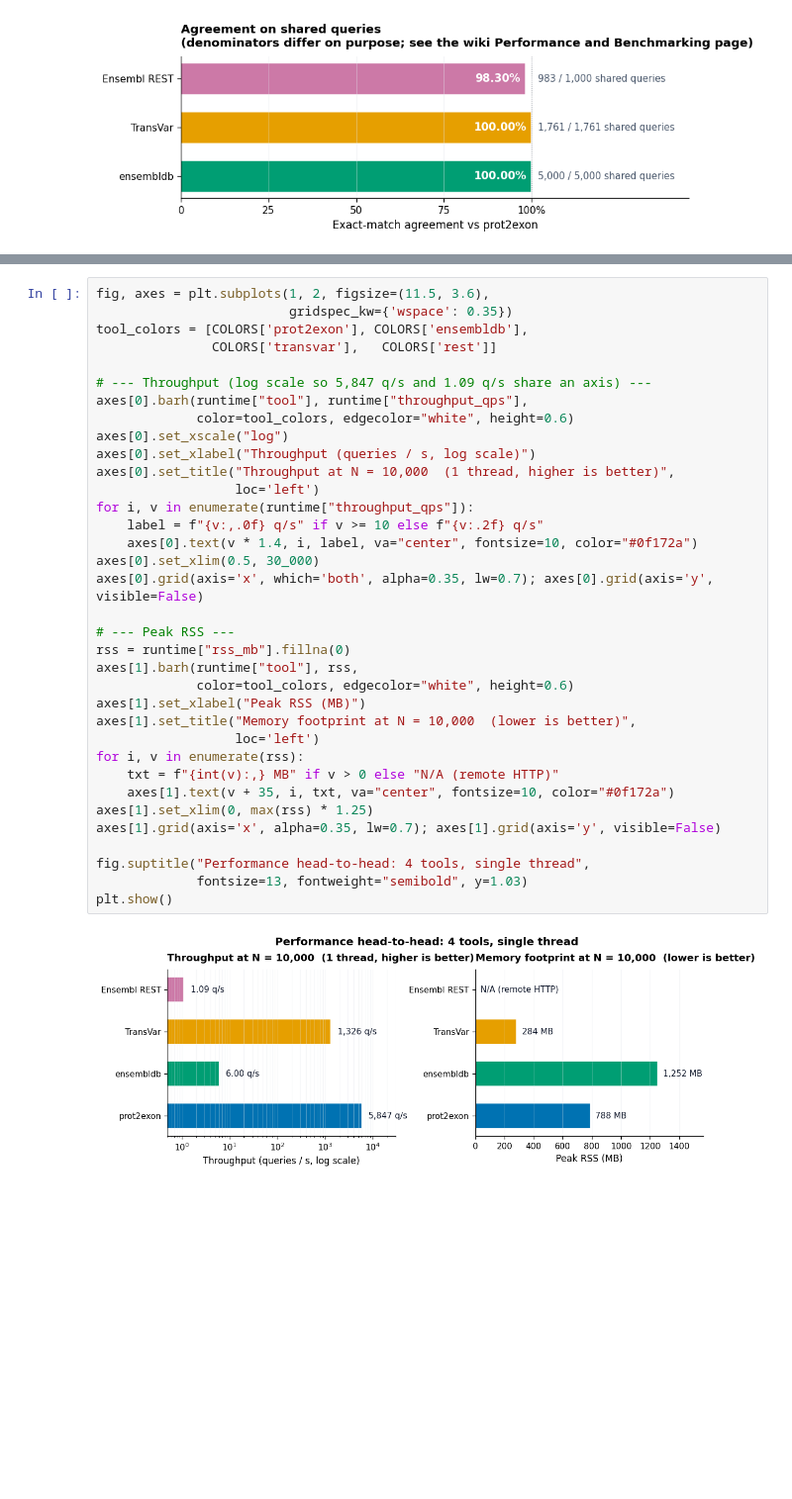
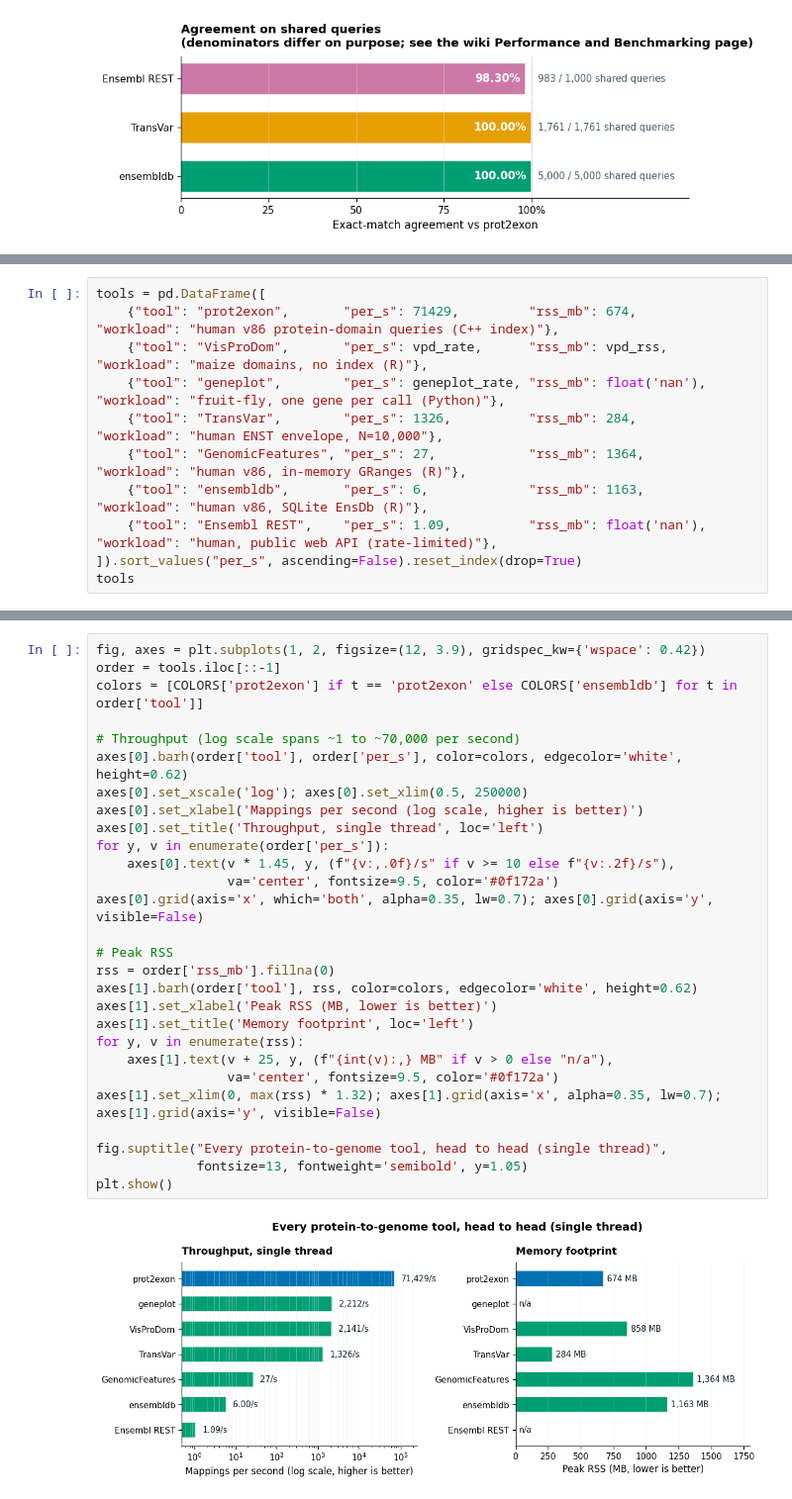
Before and after one commit to SotoLF/fastCDS, a Jupyter notebook: notebooks/software_comparison.ipynb, the cells around one changed output, grey strips where cells are left out. Shown at 99% size. Cells and saved outputs as stored; diff of their text form; blank space fills up the shorter version.

```diff
--- a/notebooks/software_comparison.ipynb
+++ b/notebooks/software_comparison.ipynb
@@ -191,0 +252,11 @@ runtime
+# %%
+tools = pd.DataFrame([
+    {"tool": "prot2exon",       "per_s": 71429,         "rss_mb": 674,           "workload": "human v86 protein-domain queries (C++ index)"},
+    {"tool": "VisProDom",       "per_s": vpd_rate,      "rss_mb": vpd_rss,        "workload": "maize domains, no index (R)"},
+    {"tool": "geneplot",        "per_s": geneplot_rate, "rss_mb": float('nan'),   "workload": "fruit-fly, one gene per call (Python)"},
+    {"tool": "TransVar",        "per_s": 1326,          "rss_mb": 284,            "workload": "human ENST envelope, N=10,000"},
+    {"tool": "GenomicFeatures", "per_s": 27,            "rss_mb": 1364,           "workload": "human v86, in-memory GRanges (R)"},
+    {"tool": "ensembldb",       "per_s": 6,             "rss_mb": 1163,           "workload": "human v86, SQLite EnsDb (R)"},
+    {"tool": "Ensembl REST",    "per_s": 1.09,          "rss_mb": float('nan'),   "workload": "human, public web API (rate-limited)"},
+]).sort_values("per_s", ascending=False).reset_index(drop=True)
+tools
@@ -192,37 +272,30 @@ runtime
 # %%
-fig, axes = plt.subplots(1, 2, figsize=(11.5, 3.6),
-                         gridspec_kw={'wspace': 0.35})
-tool_colors = [COLORS['prot2exon'], COLORS['ensembldb'],
-               COLORS['transvar'],   COLORS['rest']]
+fig, axes = plt.subplots(1, 2, figsize=(12, 3.9), gridspec_kw={'wspace': 0.42})
+order = tools.iloc[::-1]
+colors = [COLORS['prot2exon'] if t == 'prot2exon' else COLORS['ensembldb'] for t in order['tool']]
 
-# --- Throughput (log scale so 5,847 q/s and 1.09 q/s share an axis) ---
-axes[0].barh(runtime["tool"], runtime["throughput_qps"],
-             color=tool_colors, edgecolor="white", height=0.6)
-axes[0].set_xscale("log")
-axes[0].set_xlabel("Throughput (queries / s, log scale)")
-axes[0].set_title("Throughput at N = 10,000  (1 thread, higher is better)",
-                  loc='left')
-for i, v in enumerate(runtime["throughput_qps"]):
-    label = f"{v:,.0f} q/s" if v >= 10 else f"{v:.2f} q/s"
-    axes[0].text(v * 1.4, i, label, va="center", fontsize=10, color="#0f172a")
-axes[0].set_xlim(0.5, 30_000)
+# Throughput (log scale spans ~1 to ~70,000 per second)
+axes[0].barh(order['tool'], order['per_s'], color=colors, edgecolor='white', height=0.62)
+axes[0].set_xscale('log'); axes[0].set_xlim(0.5, 250000)
+axes[0].set_xlabel('Mappings per second (log scale, higher is better)')
+axes[0].set_title('Throughput, single thread', loc='left')
+for y, v in enumerate(order['per_s']):
+    axes[0].text(v * 1.45, y, (f"{v:,.0f}/s" if v >= 10 else f"{v:.2f}/s"),
+                 va='center', fontsize=9.5, color='#0f172a')
 axes[0].grid(axis='x', which='both', alpha=0.35, lw=0.7); axes[0].grid(axis='y', visible=False)
 
-# --- Peak RSS ---
-rss = runtime["rss_mb"].fillna(0)
-axes[1].barh(runtime["tool"], rss,
-             color=tool_colors, edgecolor="white", height=0.6)
-axes[1].set_xlabel("Peak RSS (MB)")
-axes[1].set_title("Memory footprint at N = 10,000  (lower is better)",
-                  loc='left')
-for i, v in enumerate(rss):
-    txt = f"{int(v):,} MB" if v > 0 else "N/A (remote HTTP)"
-    axes[1].text(v + 35, i, txt, va="center", fontsize=10, color="#0f172a")
-axes[1].set_xlim(0, max(rss) * 1.25)
-axes[1].grid(axis='x', alpha=0.35, lw=0.7); axes[1].grid(axis='y', visible=False)
+# Peak RSS
+rss = order['rss_mb'].fillna(0)
+axes[1].barh(order['tool'], rss, color=colors, edgecolor='white', height=0.62)
+axes[1].set_xlabel('Peak RSS (MB, lower is better)')
+axes[1].set_title('Memory footprint', loc='left')
+for y, v in enumerate(rss):
+    axes[1].text(v + 25, y, (f"{int(v):,} MB" if v > 0 else "n/a"),
+                 va='center', fontsize=9.5, color='#0f172a')
+axes[1].set_xlim(0, max(rss) * 1.32); axes[1].grid(axis='x', alpha=0.35, lw=0.7); axes[1].grid(axis='y', visible=False)
 
-fig.suptitle("Performance head-to-head: 4 tools, single thread",
-             fontsize=13, fontweight="semibold", y=1.03)
+fig.suptitle("Every protein-to-genome tool, head to head (single thread)",
+             fontsize=13, fontweight='semibold', y=1.05)
 plt.show()
 # %% [output]
-[figure, old version]
+[figure, new version]
```
Also changed, not shown: parts of 17 cells of this notebook.
